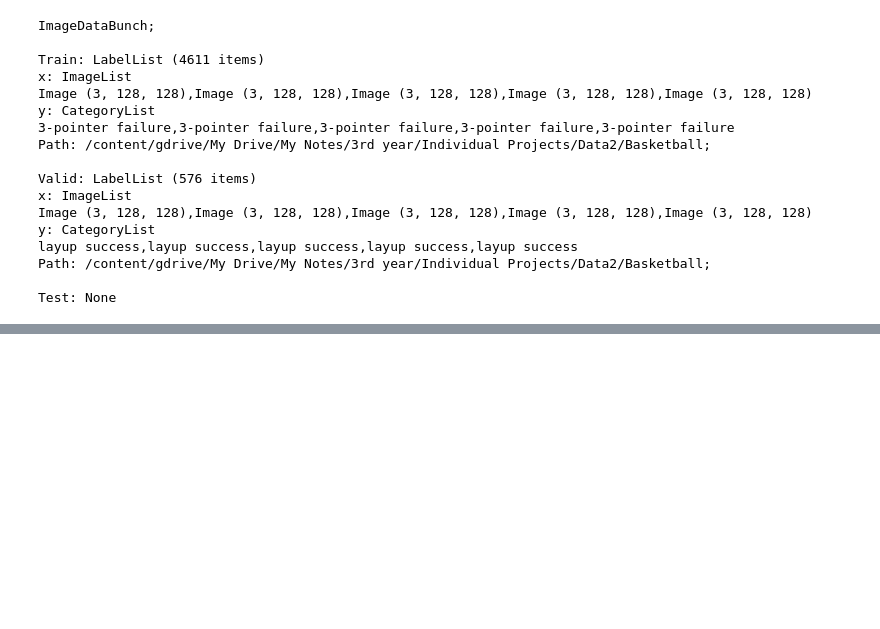
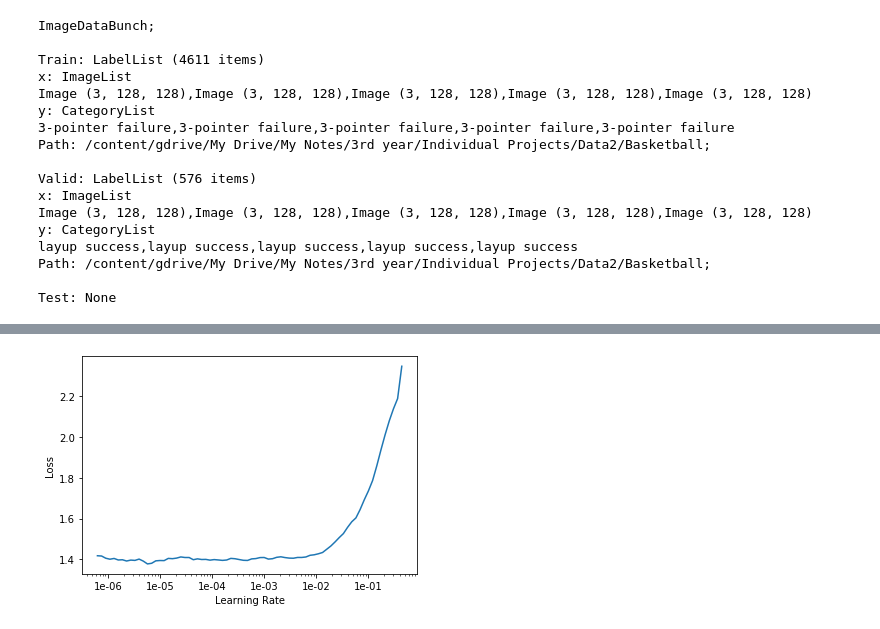
Before and after one commit to Pager07/Human-object-interaction-for-basketball-videos, a Jupyter notebook: ActionRecognitionClassifier.ipynb, the cells around one changed output, grey strips where cells are left out. Cells and saved outputs as stored; diff of their text form; code cells hidden in the pictures; blank space fills up the shorter version.

```diff
--- a/ActionRecognitionClassifier.ipynb
+++ b/ActionRecognitionClassifier.ipynb
@@ -143,0 +142,4 @@ Test: None
+# %%
+learn = cnn_learner(data, models.resnet50 , metrics= error_rate)
+# %%
+learn.fit_one_cycle(20)
@@ -143,0 +174,4 @@ Test: None
+# %%
+learn.recorder.plot()
+# %% [output]
+[figure, added]
```
Also changed, not shown: parts of 35 cells of this notebook.
